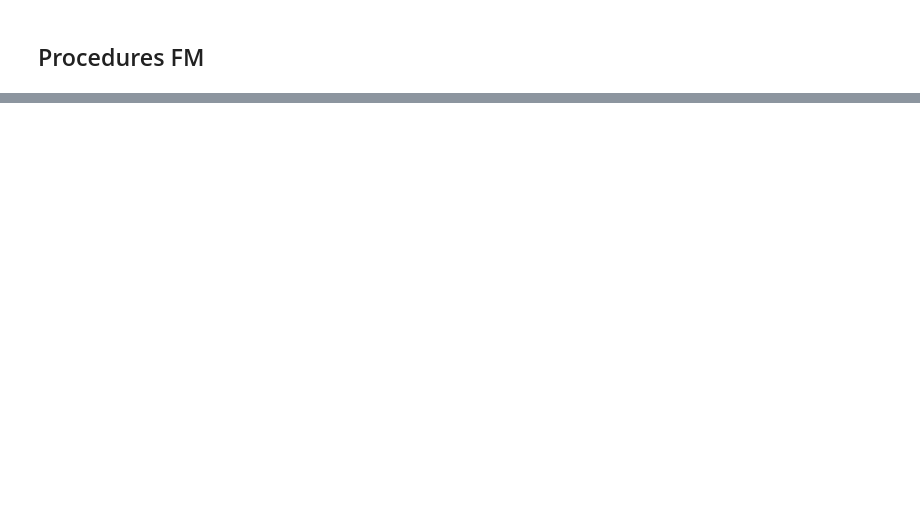
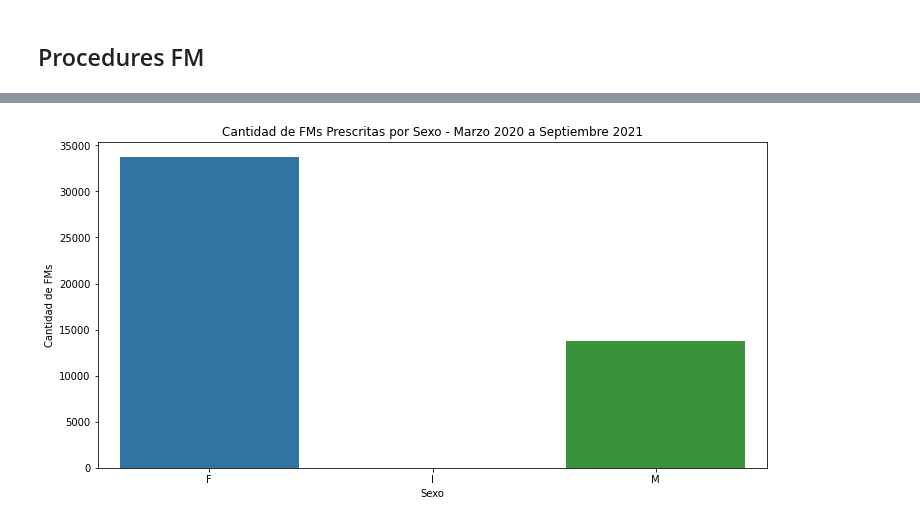
Before and after one commit to princeKike27/Khiron-Next-Buyers-FM, a Jupyter notebook: Khiron_Next_Buyers_FM.ipynb, the cells around one changed output, grey strips where cells are left out. Saved outputs shown, nothing was run; the diff lists cells and outputs as text; code cells hidden in the pictures; blank space fills up the shorter version.

```diff
--- a/Khiron_Next_Buyers_FM.ipynb
+++ b/Khiron_Next_Buyers_FM.ipynb
@@ -50,0 +166,12 @@ df_sales.head()
+# %%
+# barplot of prescribed FMs per Sexo
+
+f, ax = plt.subplots(figsize=(12, 6))
+
+sns.barplot(x=fm_proced_sex.Sexo, y=fm_proced_sex.Cantidad)
+plt.ylabel('Cantidad de FMs')
+
+plt.title('Cantidad de FMs Prescritas por Sexo - Marzo 2020 a Septiembre 2021')
+plt.show()
+# %% [output]
+[figure, added]
```
Also changed, not shown: parts of 11 cells of this notebook.
